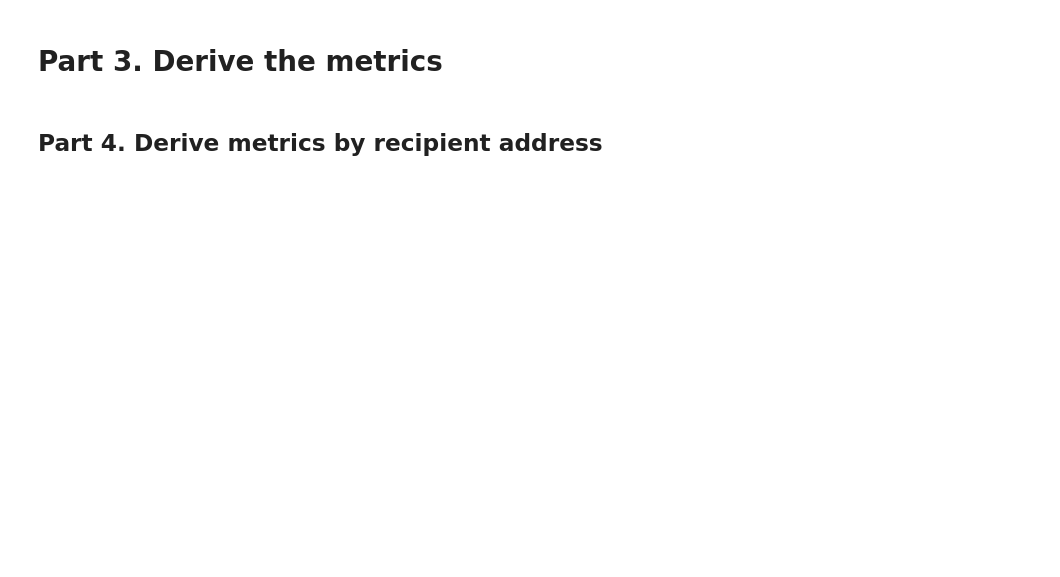
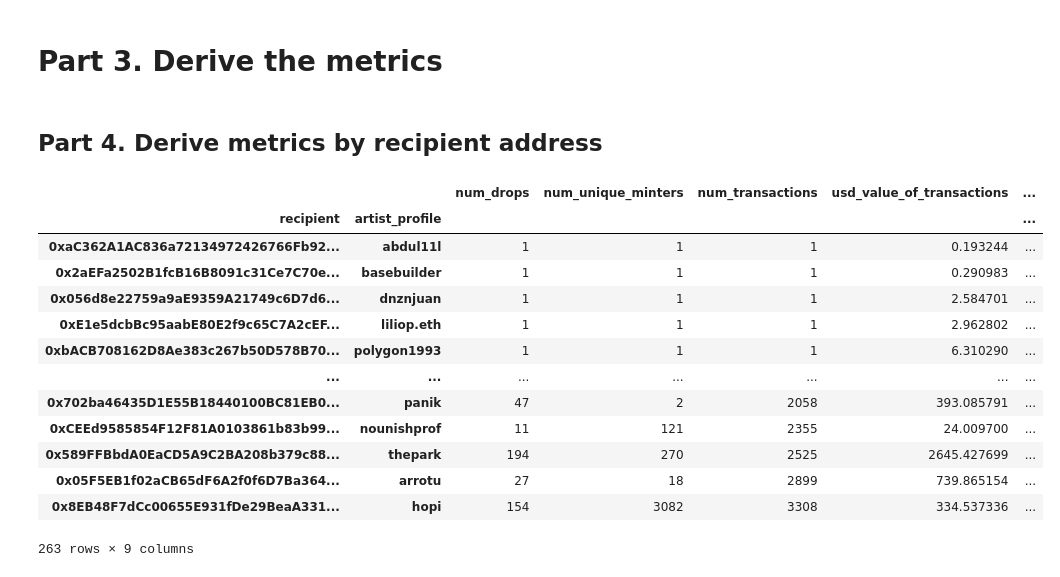
Before and after one commit to opensource-observer/insights, a Jupyter notebook: community/sunny_metrics/05_derive_creator_metrics.ipynb, the cells around one changed output. Saved outputs shown, nothing was run; the diff lists cells and outputs as text; code cells hidden in the pictures; blank space fills up the shorter version.

Commit message:
feat(nb): generate creator metrics

```diff
--- a/community/sunny_metrics/05_derive_creator_metrics.ipynb
+++ b/community/sunny_metrics/05_derive_creator_metrics.ipynb
@@ -116,14 +147,16 @@ metrics_by_address = pd.concat([
     nft_creators.groupby('creator_address')['nft_contract_address'].nunique().rename('num_drops'),
     nft_creators.groupby('creator_address')['buyer'].nunique().rename('num_unique_minters'),
     nft_creators.groupby('creator_address')['buyer'].count().rename('num_transactions'),
-    nft_creators.groupby('creator_address')['amount_usd'].sum().rename('usd_value_of_transactions')
+    nft_creators.groupby('creator_address')['amount_usd'].sum().rename('usd_value_of_transactions'),
+    nft_creators.groupby('creator_address')['buyer_fid'].nunique().rename('num_farcaster_minters'),
+    nft_creators.groupby('creator_address')['all_fids'].agg(lambda x: len(set().union(*x))).rename('num_farcaster_transactions')
 ], axis=1)
 # %%
 metrics = []
 errors = []
 for uuid, app in apps.set_index('uuid').iterrows():
 
-    name = app_map.get(uuid)
+    name = uuid_to_name_mapper.get(uuid)
     address = app['address']
     recipient = app['recipient']
 
@@ -151,37 +184,56 @@ df_metrics.to_csv('data/clean_metric_data/metrics_creators.csv')
 # %%
 recipient_mapping = (
     all_apps
-    .groupby(['recipient', 'address'])
-    ['uuid']
+    .groupby(['recipient', 'profile_name'])
+    ['address']
     .unique()
     .apply(list)
     .to_dict()
 )
 # %%
 recipient_metrics = []
-for (recipient,address),uuid_list in recipient_mapping.items():
+for (recipient,profile_name),address_list in recipient_mapping.items():
 
-    dff = nft_creators[nft_creators.creator_address == address]
+    dff = nft_creators[nft_creators.creator_address.isin(address_list)]
     if len(dff) < 1:
         continue
 
-    app_id_list = list(set([uuid_app_map[x] for x in uuid_list]))
-    name_list = list(all_apps[all_apps['address'] == address]['name'].unique())
-    profile_list = list(all_apps[all_apps['address'] == address]['profile_name'].unique())
+    uuid_list =  all_apps[(all_apps['recipient'] == recipient) & (all_apps['profile_name'] == profile_name)]['uuid'].unique()
+    app_id_list = list(set([uuid_to_id_mapper[x] for x in uuid_list]))
+    name_list = list(set([uuid_to_name_mapper[x] for x in uuid_list]))
+
     creator_metrics = {
         'recipient': recipient,
-        'artist_profile': profile_list,
-        'name': name_list,
+        'artist_profile': profile_name,
 
         'num_drops': dff['nft_contract_address'].nunique(),
         'num_unique_minters': dff['buyer'].nunique(),
         'num_transactions': dff['buyer'].count(),
         'usd_value_of_transactions': dff['amount_usd'].sum(),
+        'num_farcaster_minters': dff['buyer_fid'].nunique(),
+        'num_farcaster_transactions': dff['all_fids'].agg(lambda x: len(set().union(*x))),
 
         'uuid_list': uuid_list,
-        'application_id_list': app_id_list
+        'application_id_list': app_id_list,
+        'project_names': name_list
     }
     recipient_metrics.append(creator_metrics)
 # %%
-df_recipient_metrics = pd.DataFrame(recipient_metrics)
+df_recipient_metrics = pd.DataFrame(recipient_metrics).set_index(['recipient', 'artist_profile'])
 df_recipient_metrics.to_csv('data/clean_metric_data/metrics_creators_by_recipient.csv')
+df_recipient_metrics.sort_values(by='num_transactions')
+# %% [output]
+|  |  | num_drops | num_unique_minters | num_transactions | usd_value_of_transactions | ... |
+| recipient | artist_profile |  |  |  |  | ... |
+| 0xaC362A1AC836a72134972426766Fb92... | abdul11l | 1 | 1 | 1 | 0.193244 | ... |
+| 0x2aEFa2502B1fcB16B8091c31Ce7C70e... | basebuilder | 1 | 1 | 1 | 0.290983 | ... |
+| 0x056d8e22759a9aE9359A21749c6D7d6... | dnznjuan | 1 | 1 | 1 | 2.584701 | ... |
+| 0xE1e5dcbBc95aabE80E2f9c65C7A2cEF... | liliop.eth | 1 | 1 | 1 | 2.962802 | ... |
+| 0xbACB708162D8Ae383c267b50D578B70... | polygon1993 | 1 | 1 | 1 | 6.310290 | ... |
+| ... | ... | ... | ... | ... | ... | ... |
+| 0x702ba46435D1E55B18440100BC81EB0... | panik | 47 | 2 | 2058 | 393.085791 | ... |
+| 0xCEEd9585854F12F81A0103861b83b99... | nounishprof | 11 | 121 | 2355 | 24.009700 | ... |
+| 0x589FFBbdA0EaCD5A9C2BA208b379c88... | thepark | 194 | 270 | 2525 | 2645.427699 | ... |
+| 0x05F5EB1f02aCB65dF6A2f0f6D7Ba364... | arrotu | 27 | 18 | 2899 | 739.865154 | ... |
+| 0x8EB48F7dCc00655E931fDe29BeaA331... | hopi | 154 | 3082 | 3308 | 334.537336 | ... |
+263 rows × 9 columns
```
Also changed, not shown: parts of 8 cells of this notebook, 2 other files.
